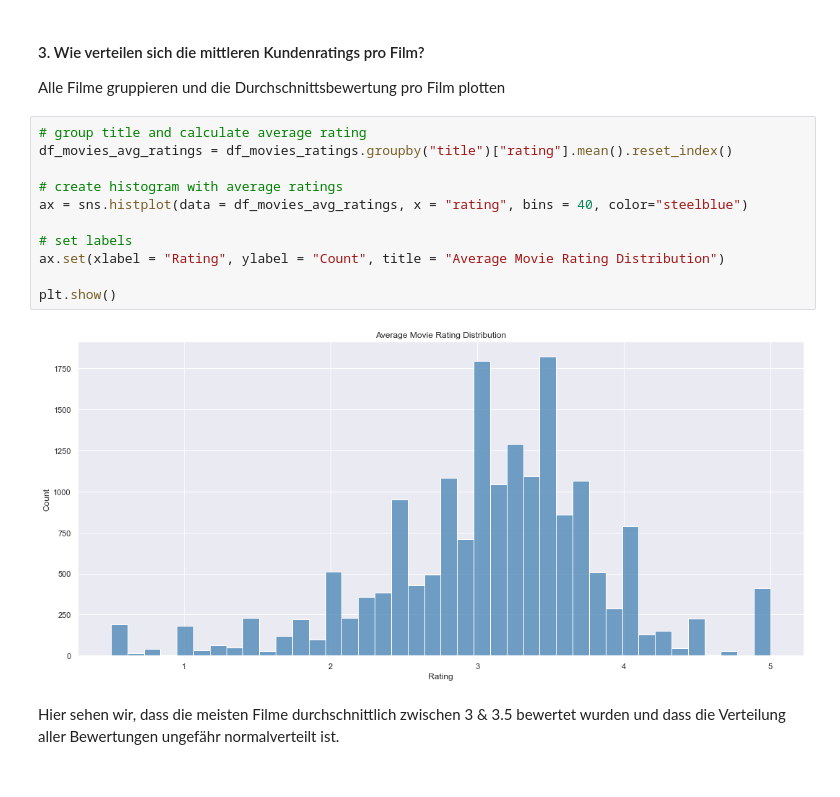
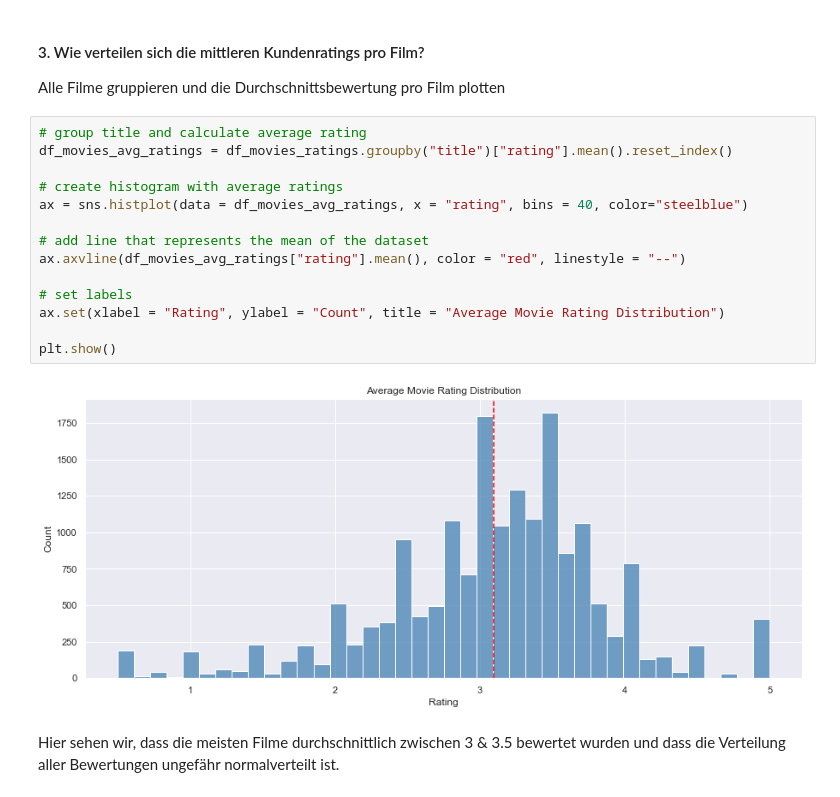
Before and after one commit to Luuzemp14/Cds1_Tinder-4-Movies, a Jupyter notebook: datawrangling.ipynb, the cells around one changed output. Saved outputs shown, nothing was run; the diff lists cells and outputs as text.

```diff
--- a/datawrangling.ipynb
+++ b/datawrangling.ipynb
@@ -252,16 +252,19 @@ Alle Filme gruppieren und die Durchschnittsbewertung pro Film plotten
 # %%
 # group title and calculate average rating
 df_movies_avg_ratings = df_movies_ratings.groupby("title")["rating"].mean().reset_index()
 
 # create histogram with average ratings
 ax = sns.histplot(data = df_movies_avg_ratings, x = "rating", bins = 40, color="steelblue")
 
+# add line that represents the mean of the dataset
+ax.axvline(df_movies_avg_ratings["rating"].mean(), color = "red", linestyle = "--")
+
 # set labels
 ax.set(xlabel = "Rating", ylabel = "Count", title = "Average Movie Rating Distribution")
 
 plt.show()
 # %% [output]
-[figure, old version]
+[figure, new version]
 # %% [markdown]
 Hier sehen wir, dass die meisten Filme durchschnittlich zwischen 3 & 3.5 bewertet wurden und dass die Verteilung aller Bewertungen ungefähr normalverteilt ist.
 # %% [markdown]
```
Also changed, not shown: parts of 42 cells of this notebook, 3 other files.
